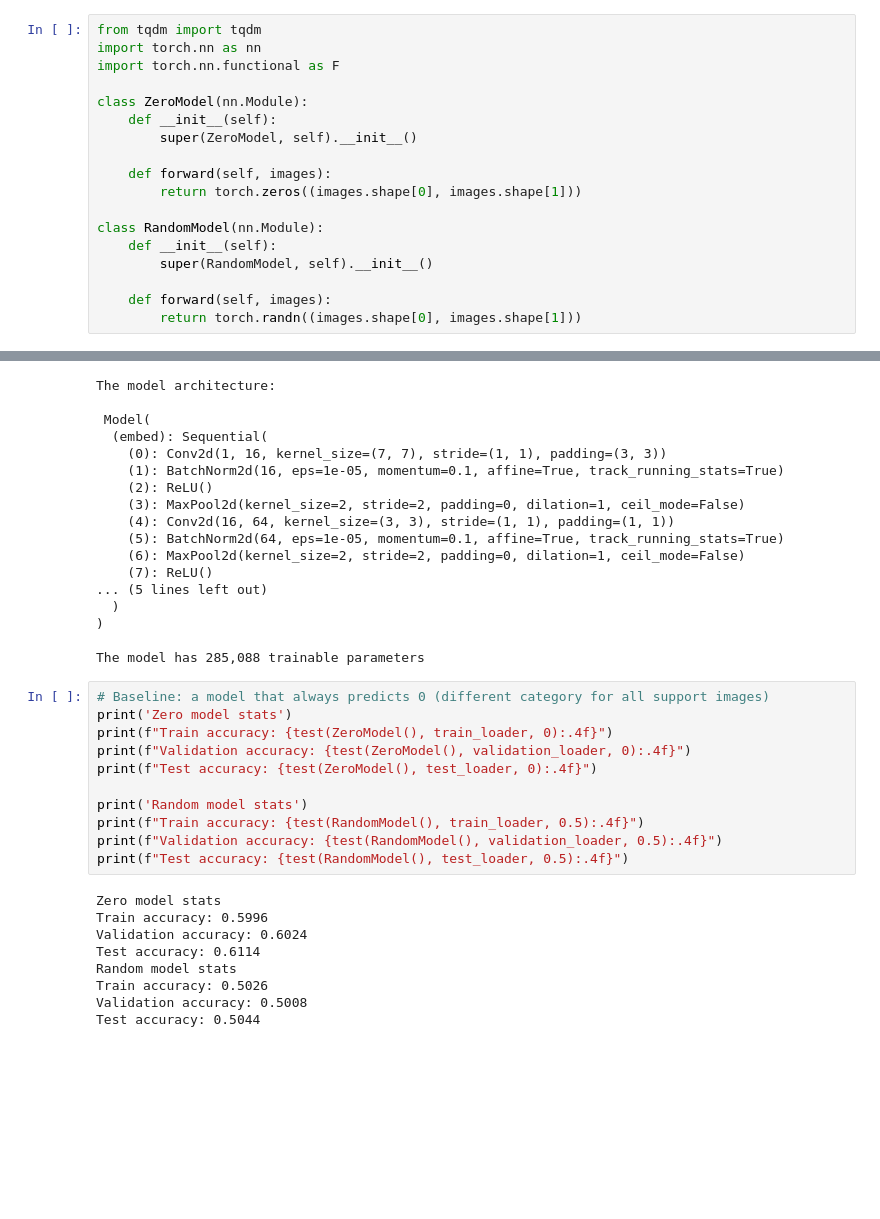
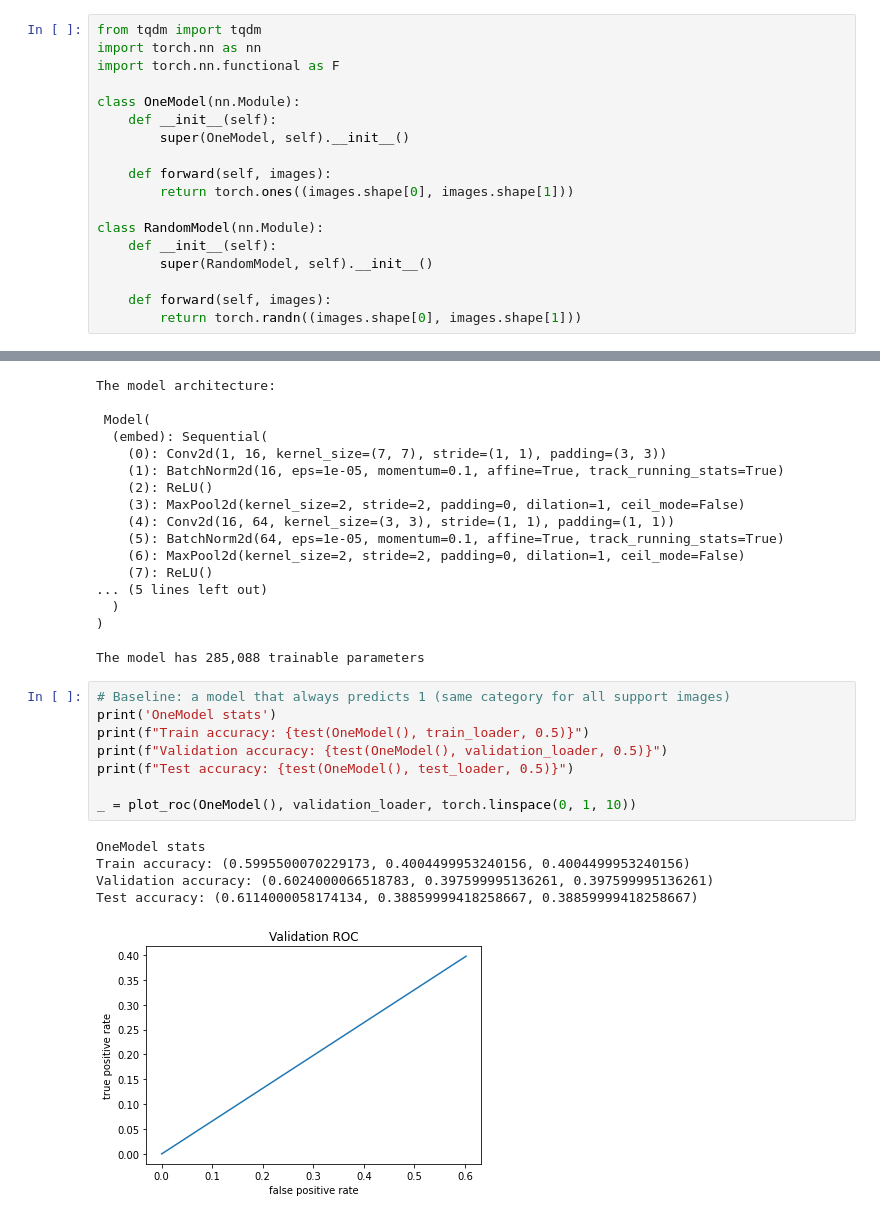
Before and after one commit to mandjevant/tue-deeplearning, a Jupyter notebook: assignments/assignment_1/Assignment_1_peter_triplets.ipynb, the cells around one changed output, grey strips where cells are left out. Saved outputs shown, nothing was run; the diff lists cells and outputs as text; blank space fills up the shorter version.

```diff
--- a/assignments/assignment_1/Assignment_1_peter_triplets.ipynb
+++ b/assignments/assignment_1/Assignment_1_peter_triplets.ipynb
@@ -273,12 +293,12 @@ from tqdm import tqdm
 import torch.nn as nn
 import torch.nn.functional as F
 
-class ZeroModel(nn.Module):
+class OneModel(nn.Module):
     def __init__(self):
-        super(ZeroModel, self).__init__()
+        super(OneModel, self).__init__()
 
     def forward(self, images):
-        return torch.zeros((images.shape[0], images.shape[1]))
+        return torch.ones((images.shape[0], images.shape[1]))
 
 class RandomModel(nn.Module):
     def __init__(self):
@@ -350,22 +370,16 @@ The model architecture:
 
 The model has 285,088 trainable parameters
 # %%
-# Baseline: a model that always predicts 0 (different category for all support images)
-print('Zero model stats')
-print(f"Train accuracy: {test(ZeroModel(), train_loader, 0):.4f}")
-print(f"Validation accuracy: {test(ZeroModel(), validation_loader, 0):.4f}")
-print(f"Test accuracy: {test(ZeroModel(), test_loader, 0):.4f}")
+# Baseline: a model that always predicts 1 (same category for all support images)
+print('OneModel stats')
+print(f"Train accuracy: {test(OneModel(), train_loader, 0.5)}")
+print(f"Validation accuracy: {test(OneModel(), validation_loader, 0.5)}")
+print(f"Test accuracy: {test(OneModel(), test_loader, 0.5)}")
 
-print('Random model stats')
-print(f"Train accuracy: {test(RandomModel(), train_loader, 0.5):.4f}")
-print(f"Validation accuracy: {test(RandomModel(), validation_loader, 0.5):.4f}")
-print(f"Test accuracy: {test(RandomModel(), test_loader, 0.5):.4f}")
+_ = plot_roc(OneModel(), validation_loader, torch.linspace(0, 1, 10))
 # %% [output]
-Zero model stats
-Train accuracy: 0.5996
-Validation accuracy: 0.6024
-Test accuracy: 0.6114
-Random model stats
-Train accuracy: 0.5026
-Validation accuracy: 0.5008
-Test accuracy: 0.5044
+OneModel stats
+Train accuracy: (0.5995500070229173, 0.4004499953240156, 0.4004499953240156)
+Validation accuracy: (0.6024000066518783, 0.397599995136261, 0.397599995136261)
+Test accuracy: (0.6114000058174134, 0.38859999418258667, 0.38859999418258667)
+[figure, added]
```
Also changed, not shown: parts of 7 cells of this notebook.
